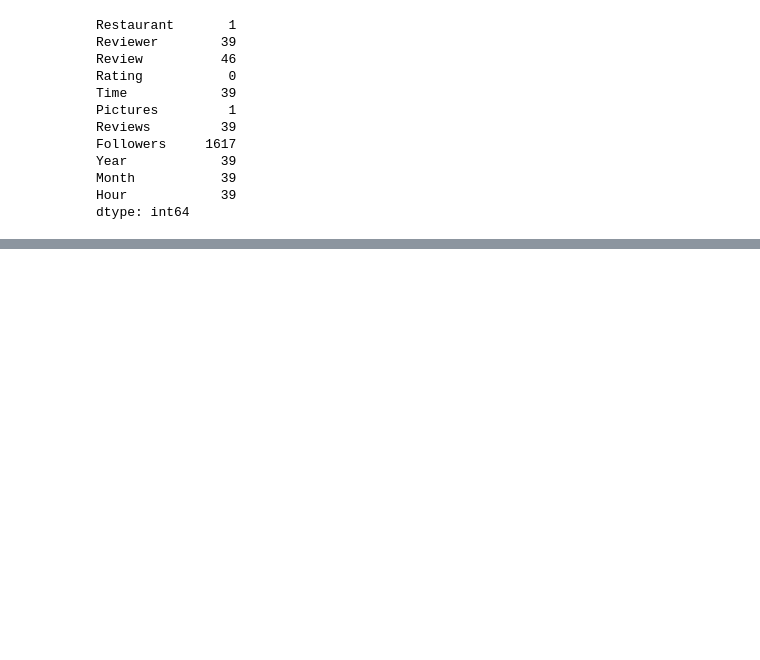
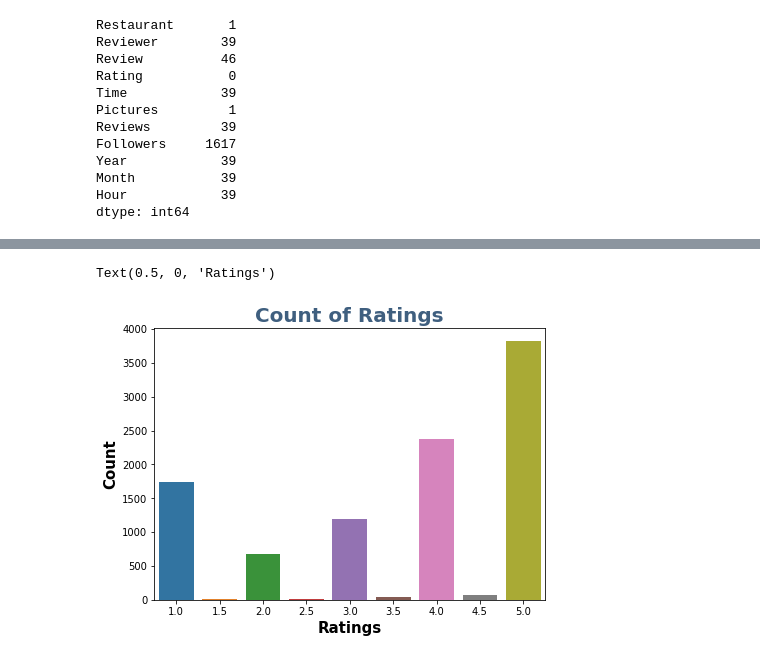
Before and after one commit to rohit-1026/Zomato-Restaurant-Clustering-and-Sentiment-Analysis, a Jupyter notebook: ZOMATO_RESTAURANT_CLUSTERING_AND_SENTIMENT_ANALYSIS.ipynb, the cells around one changed output, grey strips where cells are left out. Drawn from its saved outputs; the diff is of its cells as text; code cells hidden in the pictures; blank space fills up the shorter version.

```diff
--- a/ZOMATO_RESTAURANT_CLUSTERING_AND_SENTIMENT_ANALYSIS.ipynb
+++ b/ZOMATO_RESTAURANT_CLUSTERING_AND_SENTIMENT_ANALYSIS.ipynb
@@ -420,0 +442,10 @@ review_df.reset_index(inplace = True)
+# %%
+# Countplot of Ratings
+plt.figure(figsize=(7,5))
+sns.countplot(review_df['Rating'])
+plt.title("Count of Ratings",fontsize=20, weight='bold',color=sns.cubehelix_palette(8, start=.5, rot=-.75)[-3])
+plt.ylabel("Count",weight='bold',fontsize=15)
+plt.xlabel("Ratings",weight='bold',fontsize=15)
+# %% [output]
+Text(0.5, 0, 'Ratings')
+[figure, added]
```
Also changed, not shown: parts of 34 cells of this notebook.
